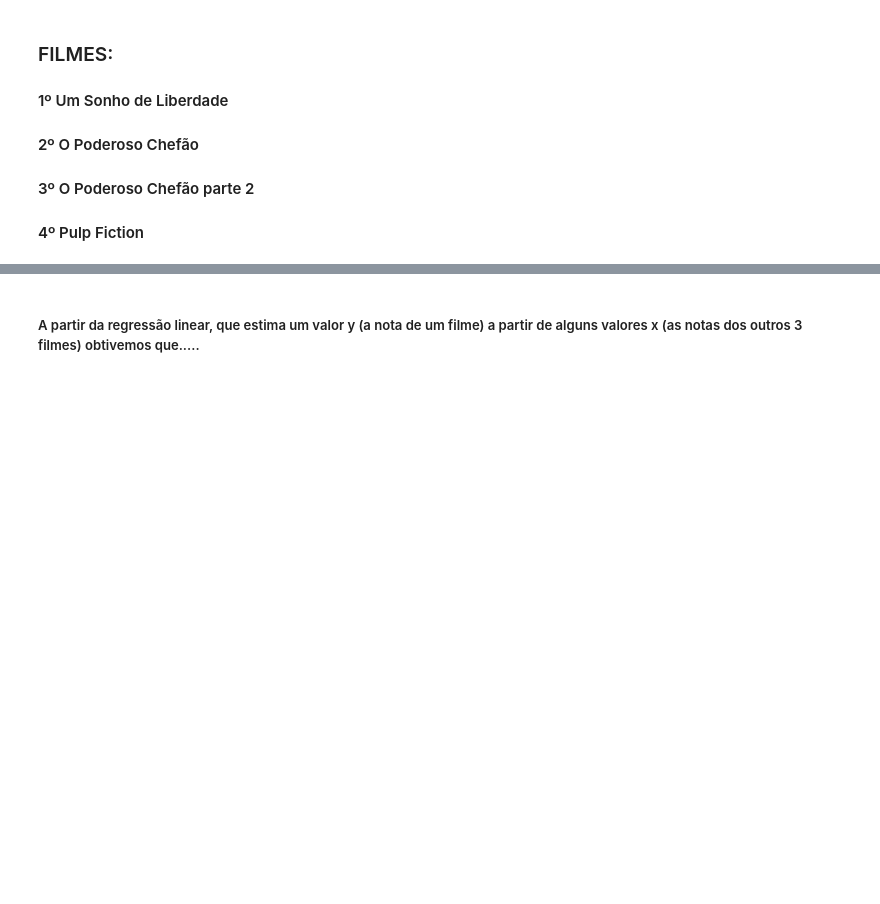
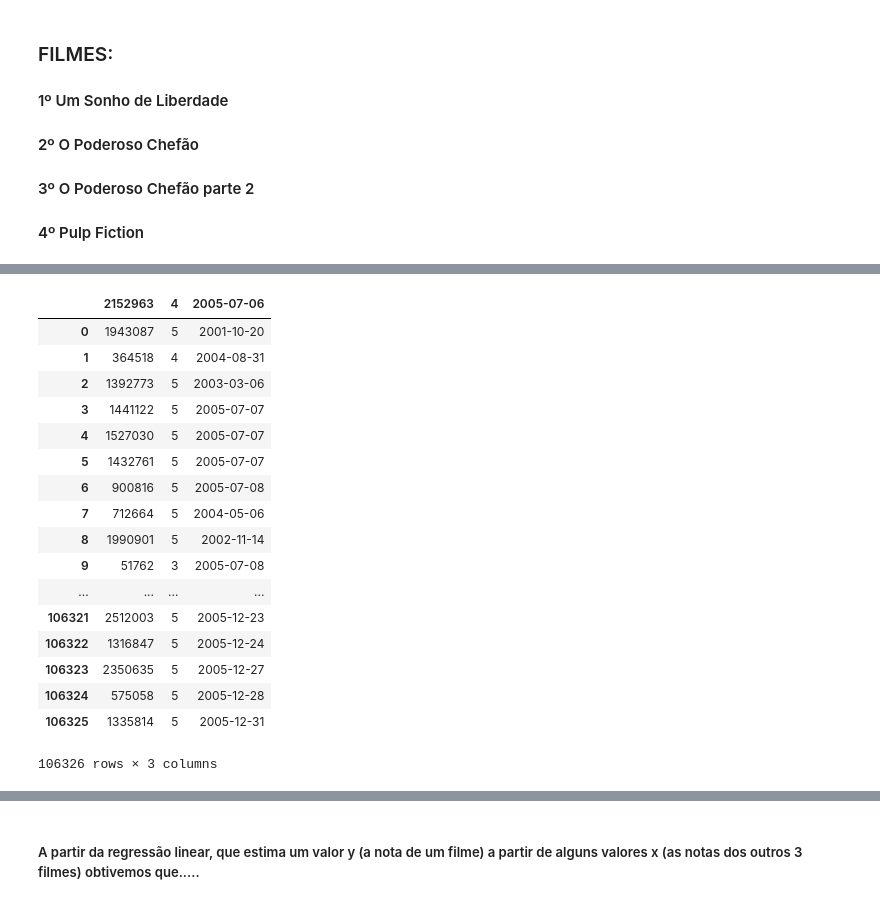
Before and after one commit to rodrigogatti/cienciadosdadosP3, a Jupyter notebook: Avaliação Netflix NOVA.ipynb, the cells around one changed output, grey strips where cells are left out. Drawn from its saved outputs; the diff is of its cells as text; code cells hidden in the pictures; blank space fills up the shorter version.

```diff
--- a/Avaliação Netflix NOVA.ipynb
+++ b/Avaliação Netflix NOVA.ipynb
@@ -37,0 +187,21 @@ dados = pd.concat(lista_df, ignore_index=True)
+# %%
+lugar2
+# %% [output]
+|  | 2152963 | 4 | 2005-07-06 |
+| 0 | 1943087 | 5 | 2001-10-20 |
+| 1 | 364518 | 4 | 2004-08-31 |
+| 2 | 1392773 | 5 | 2003-03-06 |
+| 3 | 1441122 | 5 | 2005-07-07 |
+| 4 | 1527030 | 5 | 2005-07-07 |
+| 5 | 1432761 | 5 | 2005-07-07 |
+| 6 | 900816 | 5 | 2005-07-08 |
+| 7 | 712664 | 5 | 2004-05-06 |
+| 8 | 1990901 | 5 | 2002-11-14 |
+| 9 | 51762 | 3 | 2005-07-08 |
+| ... | ... | ... | ... |
+| 106321 | 2512003 | 5 | 2005-12-23 |
+| 106322 | 1316847 | 5 | 2005-12-24 |
+| 106323 | 2350635 | 5 | 2005-12-27 |
+| 106324 | 575058 | 5 | 2005-12-28 |
+| 106325 | 1335814 | 5 | 2005-12-31 |
+106326 rows × 3 columns
```
Also changed, not shown: parts of 53 cells of this notebook, 4 other files.
